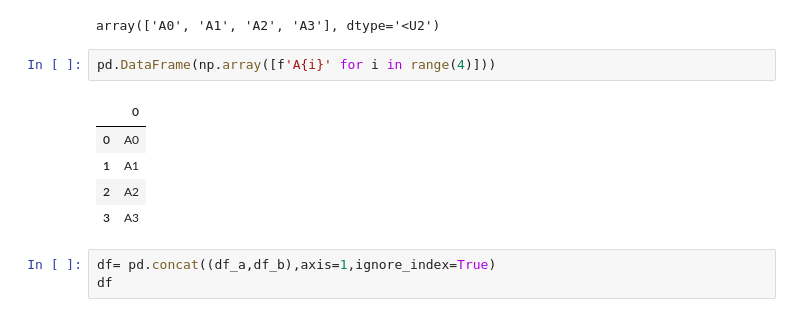
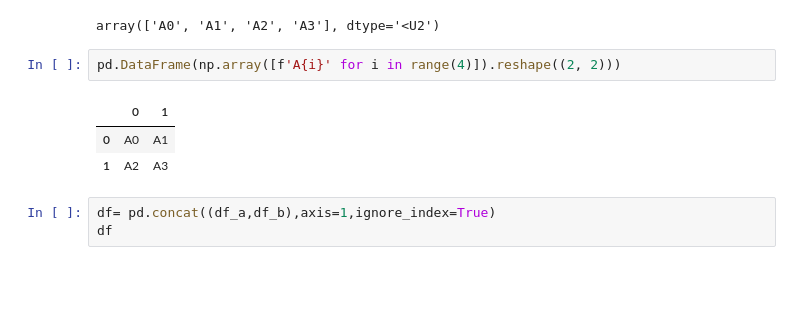
Before and after one commit to Vanya-n/TECH2-H25, a Jupyter notebook: lectures/lecture5/lecture5-template-VN.ipynb, the cells around one changed output. Saved outputs shown, nothing was run; the diff lists cells and outputs as text; blank space fills up the shorter version.

```diff
--- a/lectures/lecture5/lecture5-template-VN.ipynb
+++ b/lectures/lecture5/lecture5-template-VN.ipynb
@@ -169,13 +210,11 @@ np.array([f'A{i}' for i in range(4)])
 # %% [output]
 array(['A0', 'A1', 'A2', 'A3'], dtype='<U2')
 # %%
-pd.DataFrame(np.array([f'A{i}' for i in range(4)]))
+pd.DataFrame(np.array([f'A{i}' for i in range(4)]).reshape((2, 2)))
 # %% [output]
-|  | 0 |
-| 0 | A0 |
-| 1 | A1 |
-| 2 | A2 |
-| 3 | A3 |
+|  | 0 | 1 |
+| 0 | A0 | A1 |
+| 1 | A2 | A3 |
 # %%
 df= pd.concat((df_a,df_b),axis=1,ignore_index=True)
 df
```
Also changed, not shown: parts of 10 cells of this notebook.
